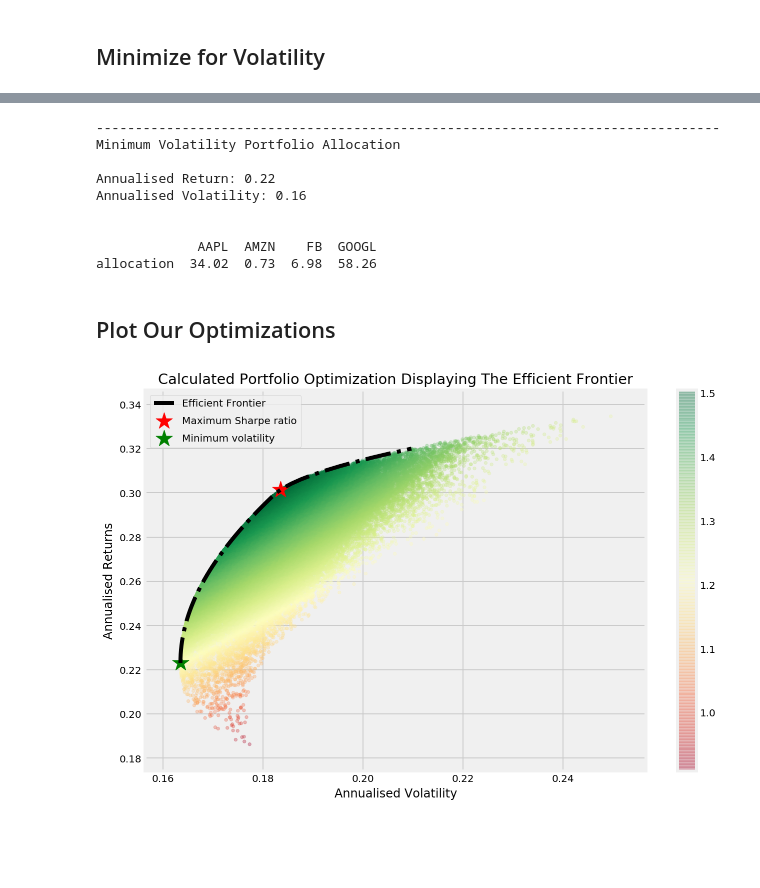
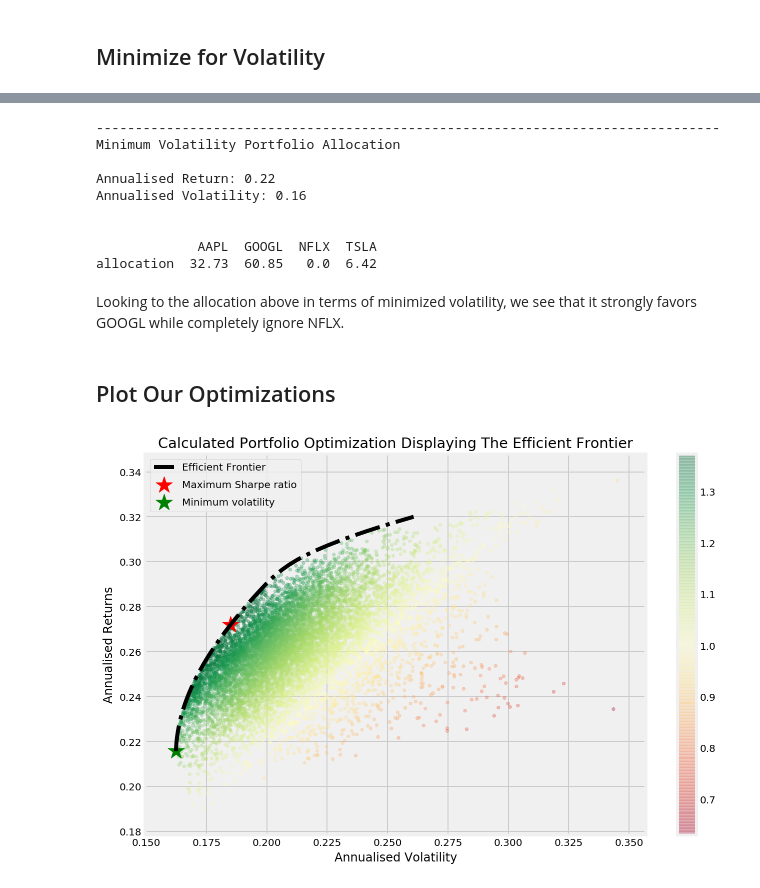
Before and after one commit to AashinShazar/TradingML, a Jupyter notebook: PortfolioOptimizer/PortfolioOptimizer .ipynb, the cells around one changed output, grey strips where cells are left out. Saved outputs shown, nothing was run; the diff lists cells and outputs as text; code cells hidden in the pictures; blank space fills up the shorter version.

```diff
--- a/PortfolioOptimizer/PortfolioOptimizer .ipynb
+++ b/PortfolioOptimizer/PortfolioOptimizer .ipynb
@@ -354,7 +361,7 @@ Why is this the case?
 # %% [markdown]
 Let's go back to our stock choices for ease of computations.
 # %%
-stocks = ['AAPL','AMZN','GOOGL','FB']
+stocks = ['TSLA','GOOGL','AAPL','NFLX']
 data = quandl.get_table('WIKI/PRICES', ticker = stocks,
                         qopts = { 'columns': ['date', 'ticker', 'adj_close'] },
                         date = { 'gte': '2016-1-1', 'lte': '2017-12-31' }, paginate=True)
@@ -376,7 +383,7 @@ dailyReturns = table.pct_change()
 meanDailyReturns = dailyReturns.mean()
 covMatrix = dailyReturns.cov()
 numPortfolios = 100009
-riskFreeRate = 0.0252
+riskFreeRate = 0.0178
 # %% [markdown]
 ## Maximimze for Sharpe Ratio
 # %% [markdown]
@@ -477,8 +500,10 @@ Annualised Return: 0.22
 Annualised Volatility: 0.16
 
 
-             AAPL  AMZN    FB  GOOGL
-allocation  34.02  0.73  6.98  58.26
+             AAPL  GOOGL  NFLX  TSLA
+allocation  32.73  60.85   0.0  6.42
+# %% [markdown]
+Looking to the allocation above in terms of minimized volatility, we see that it strongly favors GOOGL while completely ignore NFLX.
 # %% [markdown]
 ## Plot Our Optimizations
 # %%
@@ -514,4 +554,4 @@ def plotOptimizations(mean_returns, cov_matrix, num_portfolios, risk_free_rate):
 # %%
-plotOptimizations(meanDailyReturns, covMatrix, numPortfolios, riskFreeRate)
+plotOptimizations(meanDailyReturns, covMatrix, numPortfolios, riskFreeRate, printOnly=False, graphOnly=True)
 # %% [output]
-[figure, old version]
+[figure, new version]
```
Also changed, not shown: parts of 29 cells of this notebook.
